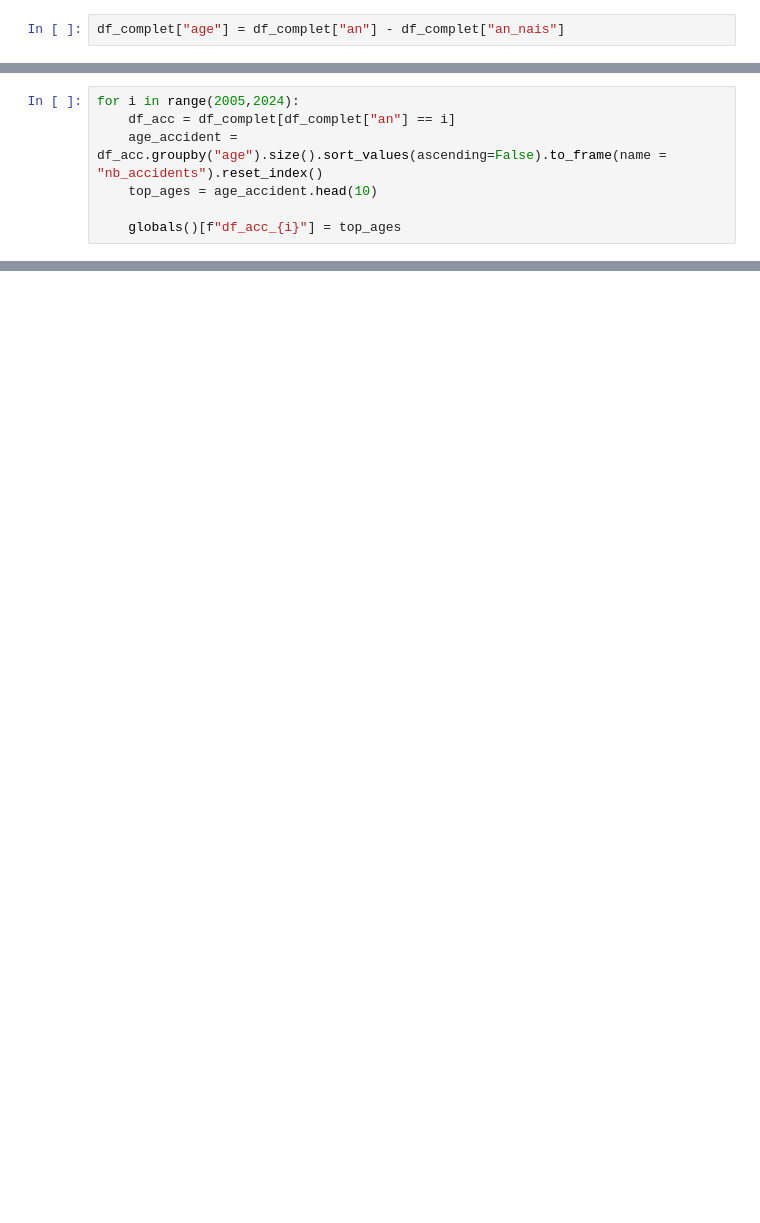
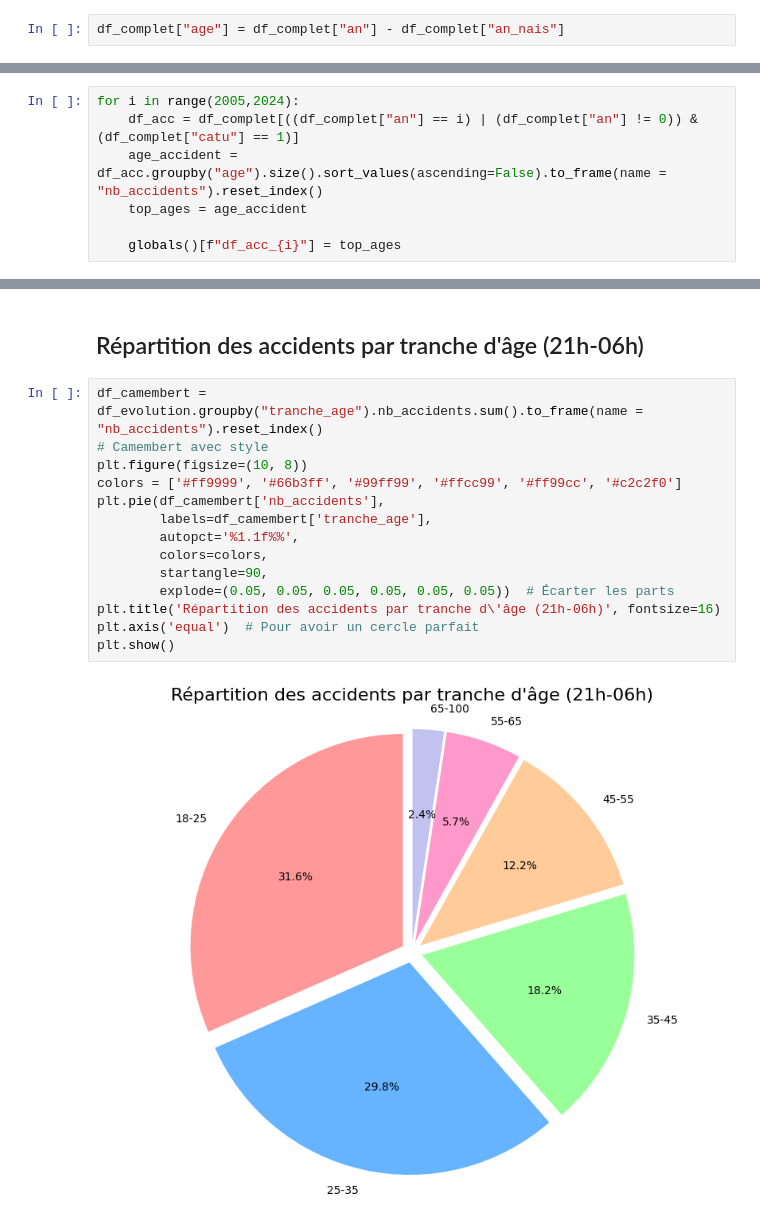
Before and after one commit to Jean-AlbertSchool/bbd_laposte, a Jupyter notebook: Data_analyse/Data_Jean/Test_soir_21h.ipynb, the cells around one changed output, grey strips where cells are left out. Drawn from its saved outputs; the diff is of its cells as text; blank space fills up the shorter version.

```diff
--- a/Data_analyse/Data_Jean/Test_soir_21h.ipynb
+++ b/Data_analyse/Data_Jean/Test_soir_21h.ipynb
@@ -263,7 +246,7 @@ df_complet
 # %%
 for i in range(2005,2024):
-    df_acc = df_complet[df_complet["an"] == i]
+    df_acc = df_complet[((df_complet["an"] == i) | (df_complet["an"] != 0)) & (df_complet["catu"] == 1)]
     age_accident = df_acc.groupby("age").size().sort_values(ascending=False).to_frame(name = "nb_accidents").reset_index()
-    top_ages = age_accident.head(10)
+    top_ages = age_accident
 
     globals()[f"df_acc_{i}"] = top_ages
@@ -327,0 +335,18 @@ df_acc_2008
+# %% [markdown]
+## Répartition des accidents par tranche d'âge (21h-06h)
+# %%
+df_camembert = df_evolution.groupby("tranche_age").nb_accidents.sum().to_frame(name = "nb_accidents").reset_index()
+# Camembert avec style
+plt.figure(figsize=(10, 8))
+colors = ['#ff9999', '#66b3ff', '#99ff99', '#ffcc99', '#ff99cc', '#c2c2f0']
+plt.pie(df_camembert['nb_accidents'],
+        labels=df_camembert['tranche_age'],
+        autopct='%1.1f%%',
+        colors=colors,
+        startangle=90,
+        explode=(0.05, 0.05, 0.05, 0.05, 0.05, 0.05))  # Écarter les parts
+plt.title('Répartition des accidents par tranche d\'âge (21h-06h)', fontsize=16)
+plt.axis('equal')  # Pour avoir un cercle parfait
+plt.show()
+# %% [output]
+[figure, added]
```
Also changed, not shown: parts of 27 cells of this notebook, 3 other files.
